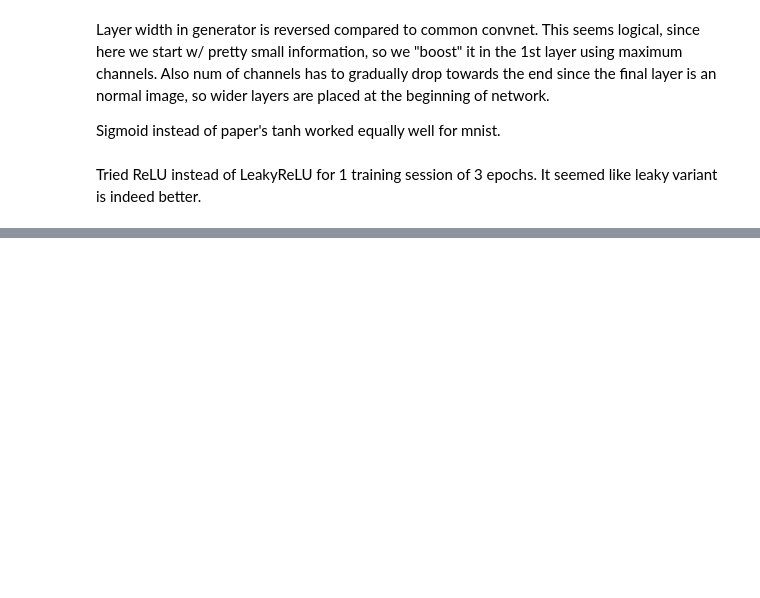
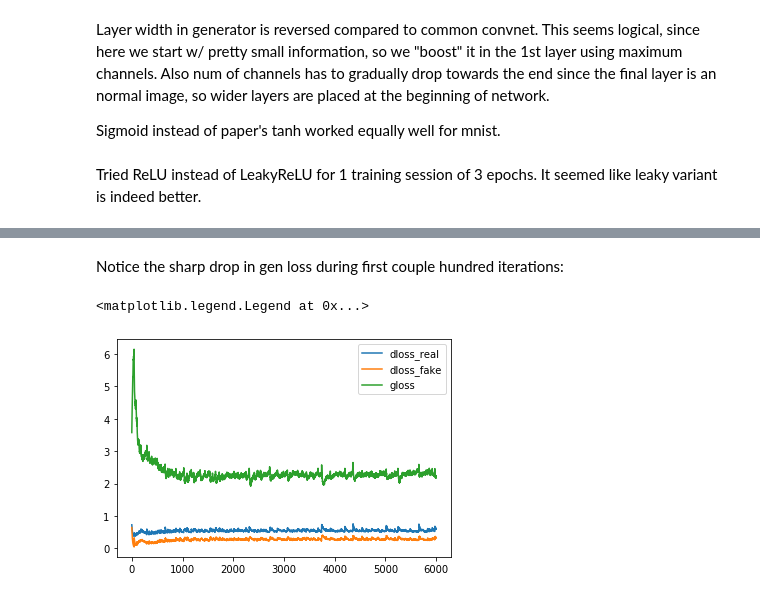
Before and after one commit to eugenefil/ml, a Jupyter notebook: mnist-gan.ipynb, the cells around one changed output, grey strips where cells are left out. Drawn from its saved outputs; the diff is of its cells as text; code cells hidden in the pictures; blank space fills up the shorter version.

```diff
--- a/mnist-gan.ipynb
+++ b/mnist-gan.ipynb
@@ -120,9 +122,0 @@ total time 738.6274433135986 s
-# %%
-n=16
-imgs=gen(torch.randn(n,n_noise,1,1,device=dev)).detach().cpu().squeeze().numpy()
-_,axes=plt.subplots(4,4,figsize=(15,8))
-for i in range(n):
-    ax=axes[i//4,i%4]
-    ax.imshow(imgs[i],cmap='gray')
-    ax.get_xaxis().set_visible(False)
-    ax.get_yaxis().set_visible(False)
@@ -130,0 +249,28 @@ for i in range(n):
+# %%
+# exp moving avg in numpy (https://stackoverflow.com/a/42926270)
+def ema(data, window):
+    alpha = 2 /(window + 1.0)
+    alpha_rev = 1-alpha
+    n = data.shape[0]
+
+    pows = alpha_rev**(np.arange(n+1))
+
+    scale_arr = 1/pows[:-1]
+    offset = data[0]*pows[1:]
+    pw0 = alpha*alpha_rev**(n-1)
+
+    mult = data*pw0*scale_arr
+    cumsums = mult.cumsum()
+    out = offset + cumsums*scale_arr[::-1]
+    return out
+# %% [markdown]
+Notice the sharp drop in gen loss during first couple hundred iterations:
+# %%
+wnd=30
+for name,vals in losses.items():
+    # smooth data w/ ema for less noisiness
+    plt.plot(ema(np.asarray(vals),wnd),label=name)
+plt.legend()
+# %% [output]
+<matplotlib.legend.Legend at 0x...>
+[figure, added]
```
Also changed, not shown: parts of 17 cells of this notebook.
